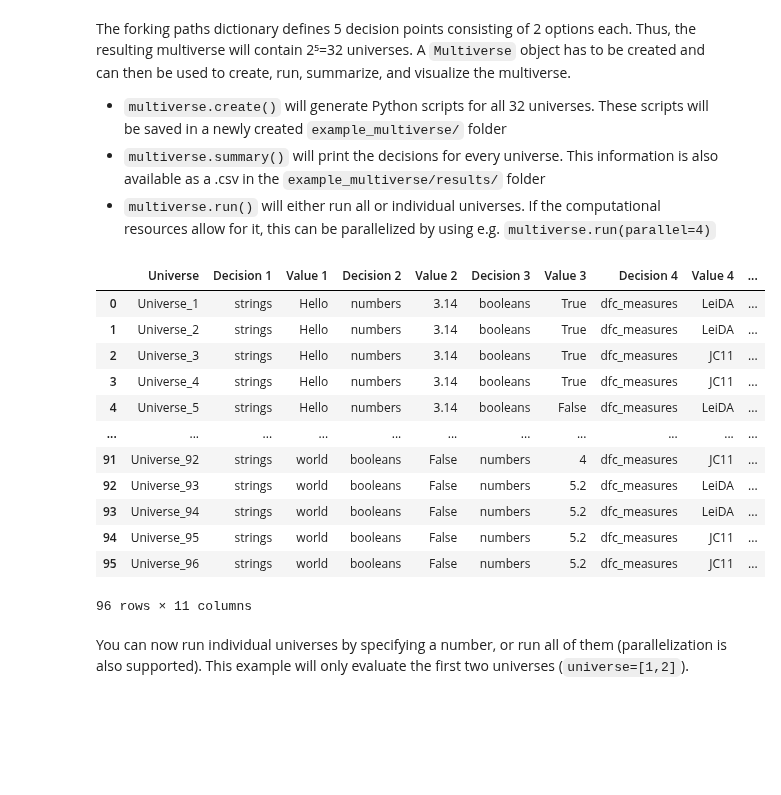
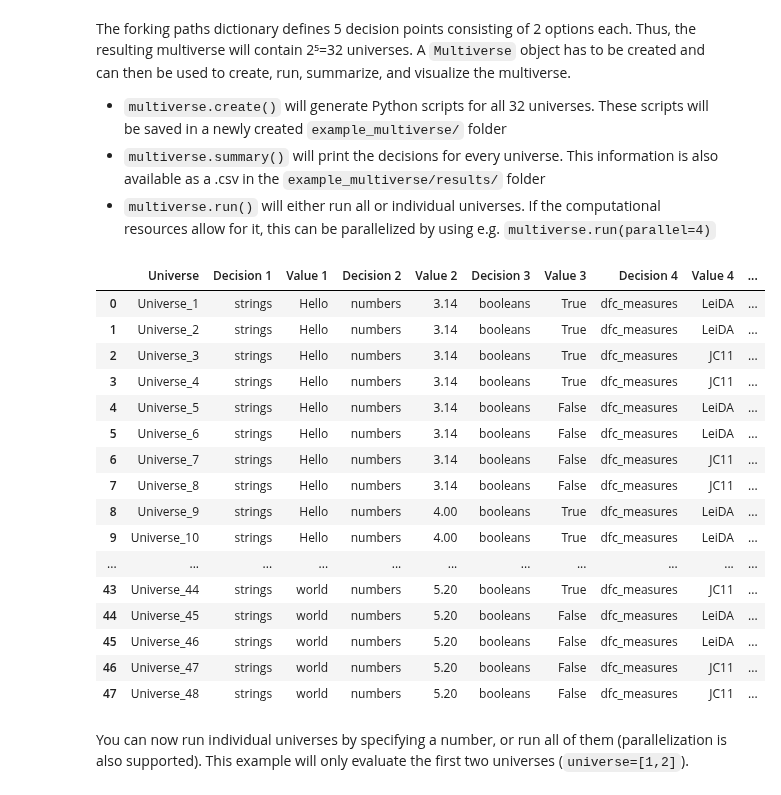
Before and after one commit to mibur1/comet, a Jupyter notebook: tutorials/example_mv_basics.ipynb, the cells around one changed output. Saved outputs shown, nothing was run; the diff lists cells and outputs as text; code cells hidden in the pictures; blank space fills up the shorter version.

````diff
--- a/tutorials/example_mv_basics.ipynb
+++ b/tutorials/example_mv_basics.ipynb
@@ -63,22 +63,26 @@ The forking paths dictionary defines 5 decision points consisting of 2 options e
 * ```multiverse.run()``` will either run all or individual universes. If the computational resources allow for it, this can be parallelized by using e.g. ```multiverse.run(parallel=4)```
 # %%
 multiverse = Multiverse(name="example_mv_basics")
-multiverse.create(analysis_template, forking_paths, config)
+multiverse.create(analysis_template, forking_paths)
 multiverse.summary()
 # %% [output]
 |  | Universe | Decision 1 | Value 1 | Decision 2 | Value 2 | Decision 3 | Value 3 | Decision 4 | Value 4 | ... |
 | 0 | Universe_1 | strings | Hello | numbers | 3.14 | booleans | True | dfc_measures | LeiDA | ... |
 | 1 | Universe_2 | strings | Hello | numbers | 3.14 | booleans | True | dfc_measures | LeiDA | ... |
 | 2 | Universe_3 | strings | Hello | numbers | 3.14 | booleans | True | dfc_measures | JC11 | ... |
 | 3 | Universe_4 | strings | Hello | numbers | 3.14 | booleans | True | dfc_measures | JC11 | ... |
 | 4 | Universe_5 | strings | Hello | numbers | 3.14 | booleans | False | dfc_measures | LeiDA | ... |
+| 5 | Universe_6 | strings | Hello | numbers | 3.14 | booleans | False | dfc_measures | LeiDA | ... |
+| 6 | Universe_7 | strings | Hello | numbers | 3.14 | booleans | False | dfc_measures | JC11 | ... |
+| 7 | Universe_8 | strings | Hello | numbers | 3.14 | booleans | False | dfc_measures | JC11 | ... |
+| 8 | Universe_9 | strings | Hello | numbers | 4.00 | booleans | True | dfc_measures | LeiDA | ... |
+| 9 | Universe_10 | strings | Hello | numbers | 4.00 | booleans | True | dfc_measures | LeiDA | ... |
 | ... | ... | ... | ... | ... | ... | ... | ... | ... | ... | ... |
-| 91 | Universe_92 | strings | world | booleans | False | numbers | 4 | dfc_measures | JC11 | ... |
-| 92 | Universe_93 | strings | world | booleans | False | numbers | 5.2 | dfc_measures | LeiDA | ... |
-| 93 | Universe_94 | strings | world | booleans | False | numbers | 5.2 | dfc_measures | LeiDA | ... |
-| 94 | Universe_95 | strings | world | booleans | False | numbers | 5.2 | dfc_measures | JC11 | ... |
-| 95 | Universe_96 | strings | world | booleans | False | numbers | 5.2 | dfc_measures | JC11 | ... |
+| 43 | Universe_44 | strings | world | numbers | 5.20 | booleans | True | dfc_measures | JC11 | ... |
+| 44 | Universe_45 | strings | world | numbers | 5.20 | booleans | False | dfc_measures | LeiDA | ... |
+| 45 | Universe_46 | strings | world | numbers | 5.20 | booleans | False | dfc_measures | LeiDA | ... |
+| 46 | Universe_47 | strings | world | numbers | 5.20 | booleans | False | dfc_measures | JC11 | ... |
+| 47 | Universe_48 | strings | world | numbers | 5.20 | booleans | False | dfc_measures | JC11 | ... |
-96 rows × 11 columns
 # %% [markdown]
 You can now run individual universes by specifying a number, or run all of them (parallelization is also supported). This example will only evaluate the first two universes (`universe=[1,2]`).
 # %%
````
Also changed, not shown: 1 other file.
